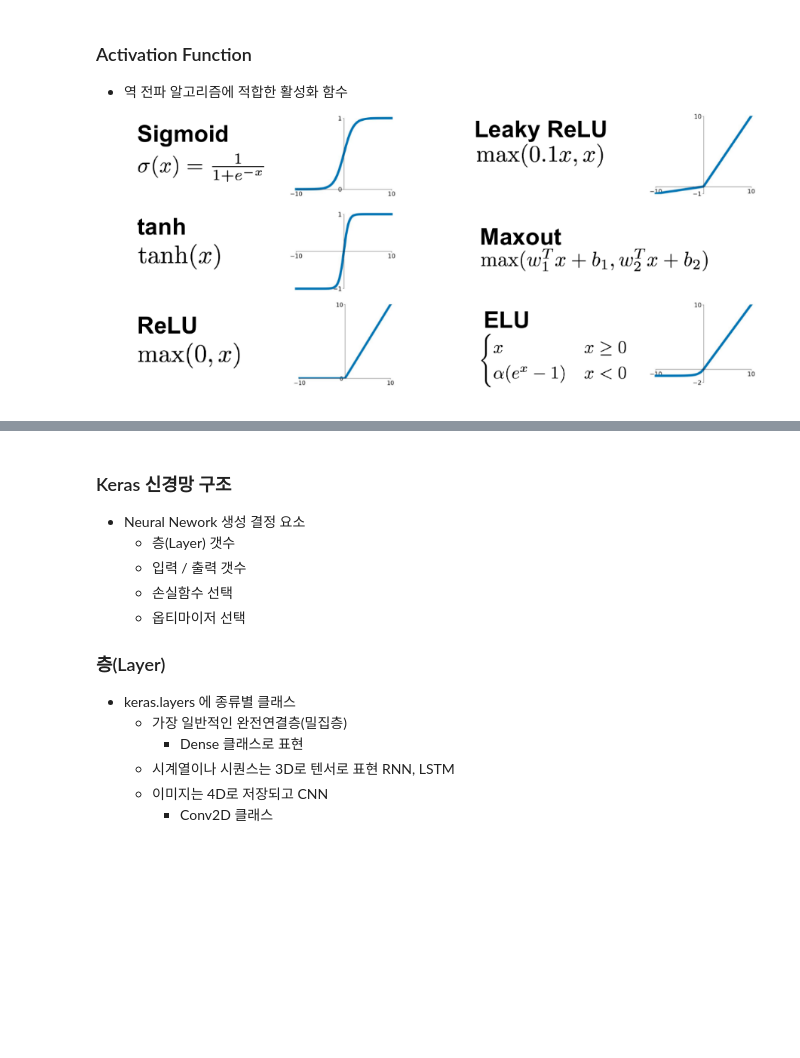
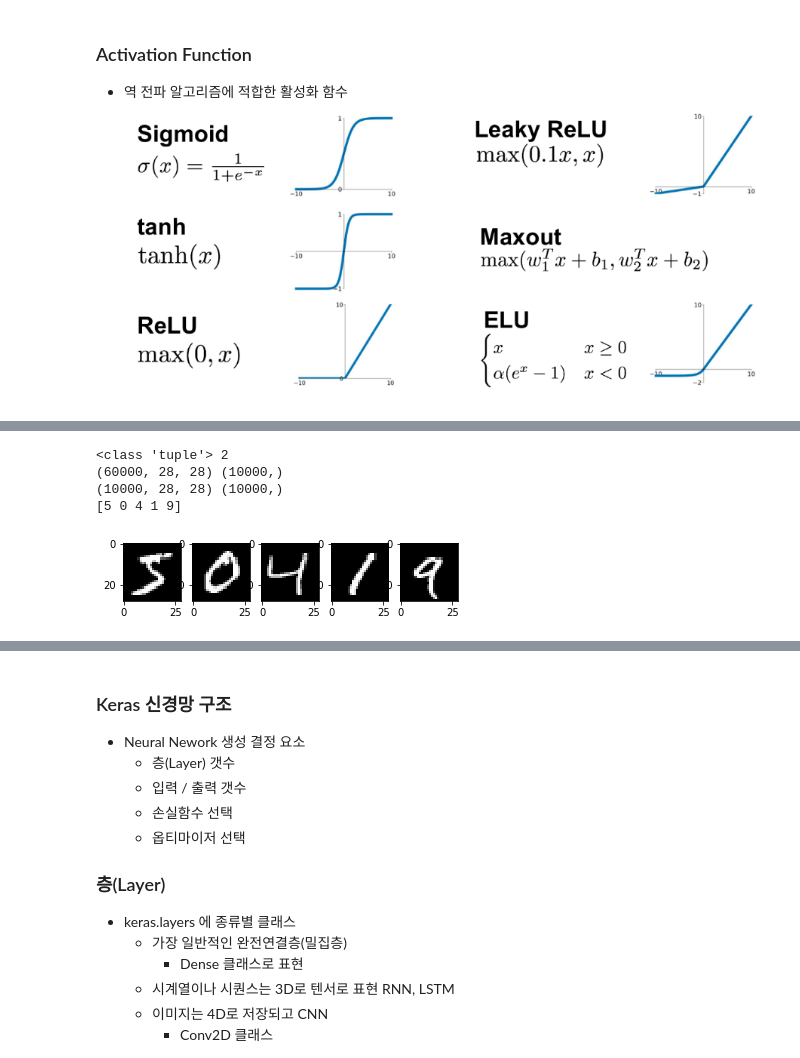
Before and after one commit to dltpdn/ml_dl_edu, a Jupyter notebook: 4.2.ANN_DL.ipynb, the cells around one changed output, grey strips where cells are left out. Drawn from its saved outputs; the diff is of its cells as text; code cells hidden in the pictures; blank space fills up the shorter version.

```diff
--- a/4.2.ANN_DL.ipynb
+++ b/4.2.ANN_DL.ipynb
@@ -330,0 +630,19 @@ Colocations handled automatically by placer.
+# %%
+import tensorflow as tf
+from tensorflow import keras
+mnist = keras.datasets.mnist.load_data()
+print(type(mnist), len(mnist))
+(X_train, y_train), (X_test, y_test) = mnist
+print(X_train.shape, y_test.shape)
+print(X_test.shape, y_test.shape)
+
+print(y_train[:5])
+for i in range(5):
+    plt.subplot(1,5,i+1)
+    plt.imshow(X_train[i], cmap="gray")
+# %% [output]
+<class 'tuple'> 2
+(60000, 28, 28) (10000,)
+(10000, 28, 28) (10000,)
+[5 0 4 1 9]
+[figure, added]
```
Also changed, not shown: parts of 23 cells of this notebook, 1 other file.
